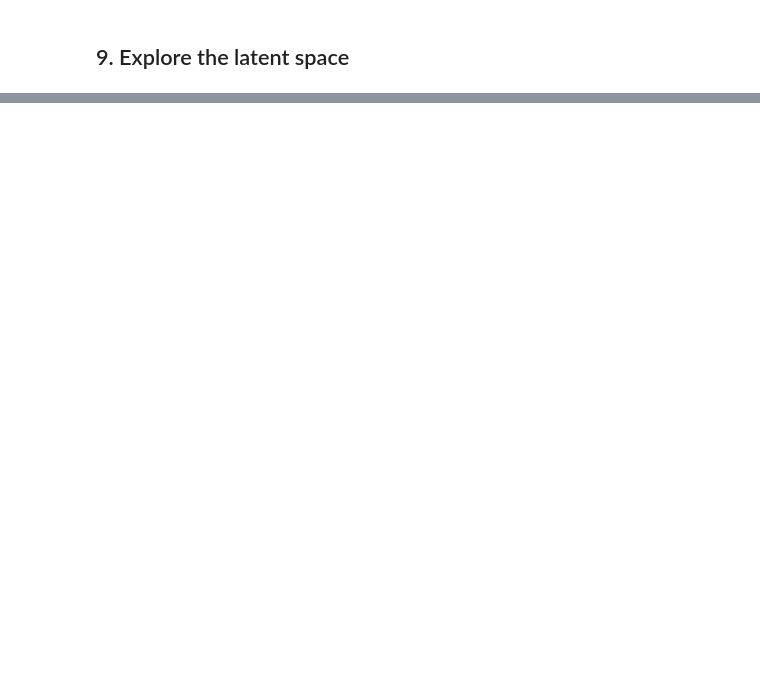
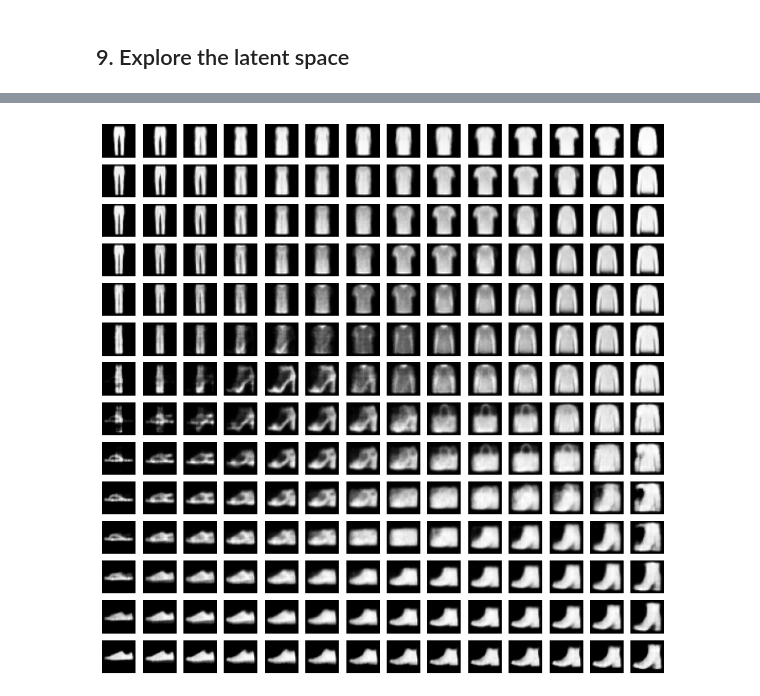
Before and after one commit to terrence-ou/Generative-Deep-Learning-2nd-Edition-PyTorch-JAX, a Jupyter notebook: JAX_FLAX/chapter_03_vae/vae_fashion.ipynb, the cells around one changed output, grey strips where cells are left out. Cells and saved outputs as stored; diff of their text form; code cells hidden in the pictures; blank space fills up the shorter version.

```diff
--- a/JAX_FLAX/chapter_03_vae/vae_fashion.ipynb
+++ b/JAX_FLAX/chapter_03_vae/vae_fashion.ipynb
@@ -402,0 +400,21 @@ for i in range(generated_imgs.shape[0]):
+# %%
+sample_size = 14
+
+x = norm.ppf(np.linspace(0.01, 0.99, sample_size))
+y = norm.ppf(np.linspace(0.99, 0.01, sample_size))
+
+xv, yv = np.meshgrid(x, y)
+xv = xv.flatten()
+yv = yv.flatten()
+grid = np.array(list(zip(xv, yv)))
+
+generated_imgs = generate_imgs(state.params, grid)
+# %%
+fig = plt.figure(figsize=(12, 12))
+fig.subplots_adjust(hspace=0.2, wspace=0.2)
+for i in range(sample_size**2):
+    ax = fig.add_subplot(sample_size, sample_size, i + 1)
+    ax.axis("off")
+    ax.imshow(generated_imgs[i], cmap="gray")
+# %% [output]
+[figure, added]
```
Also changed, not shown: parts of 6 cells of this notebook, 1 other file.
